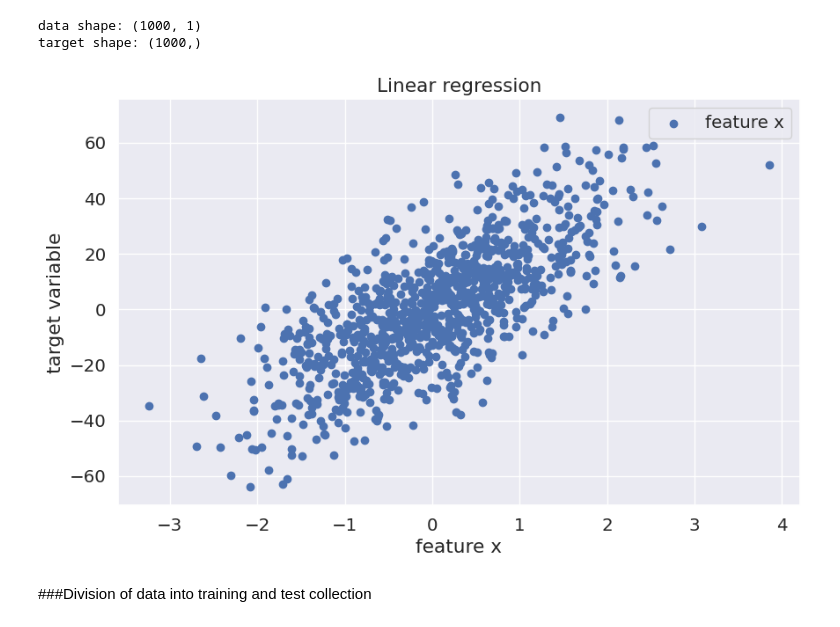
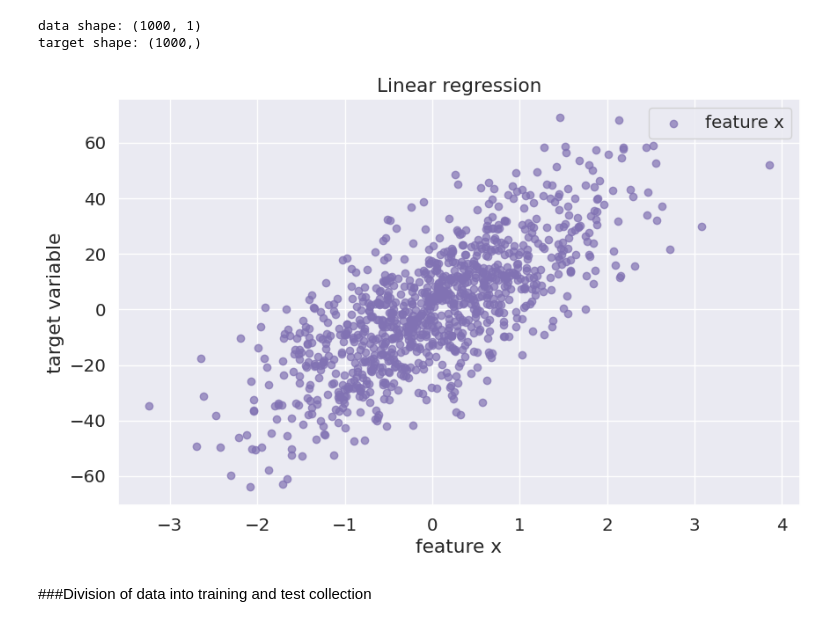
Before and after one commit to davidofitaly/03_ml_regression_projects, a Jupyter notebook: 01_make_regression_project.ipynb, the cells around one changed output. Cells and saved outputs as stored; diff of their text form; code cells hidden in the pictures.

```diff
--- a/01_make_regression_project.ipynb
+++ b/01_make_regression_project.ipynb
@@ -26,15 +38,16 @@ print(f'target shape: {target.shape}')
 data shape: (1000, 1)
 target shape: (1000,)
 # %%
+# Create a scatter plot to visualize the relationship between the feature and the target variable in a linear regression context
 plt.figure(figsize=(10,6))
 plt.title('Linear regression')
 plt.xlabel('feature x')
 plt.ylabel('target variable')
-plt.scatter(data, target, label='feature x')
+plt.scatter(data, target, label='feature x', color='m', alpha=0.7)
 plt.legend()
 plt.show()
 # %% [output]
-[figure, old version]
+[figure, new version]
 # %% [markdown]
 ###Division of data into training and test collection
 # %%
```
Also changed, not shown: parts of 2 cells of this notebook.
